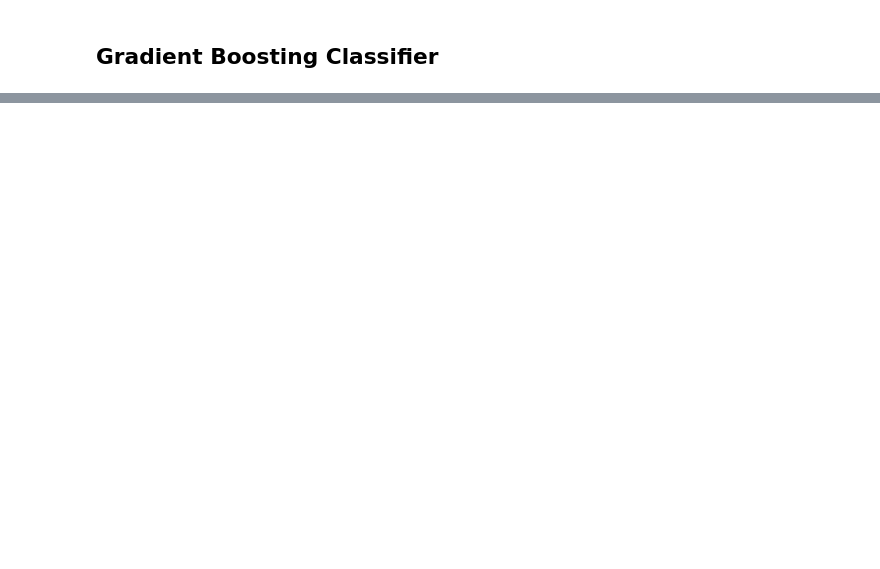
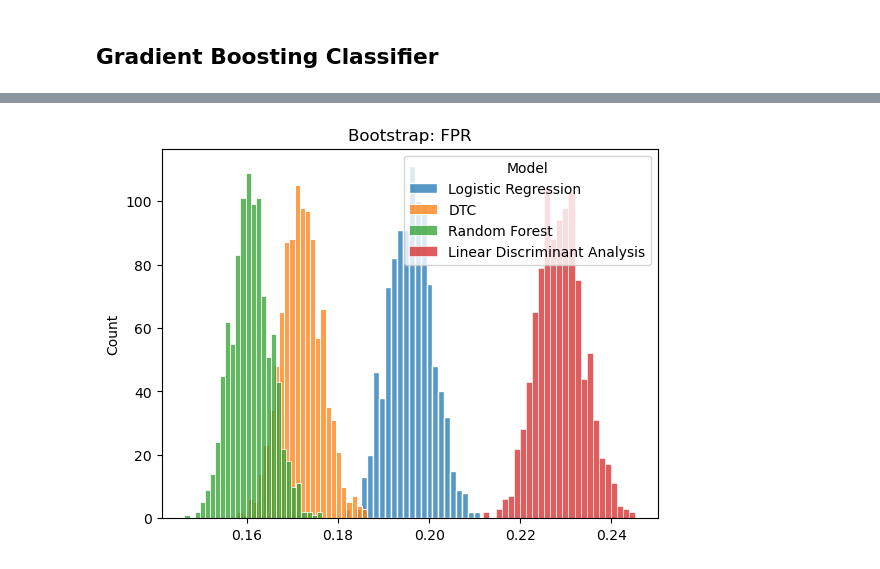
Before and after one commit to eugpoon/wildfire, a Jupyter notebook: model.ipynb, the cells around one changed output, grey strips where cells are left out. Cells and saved outputs as stored; diff of their text form; code cells hidden in the pictures; blank space fills up the shorter version.

```diff
--- a/model.ipynb
+++ b/model.ipynb
@@ -255,0 +319,9 @@ comparison_table
+# %%
+# Bootstrap: FPR
+for i in range(len(bs)):
+    sns.histplot(np.array(list(bs.values())[i])[:,2],
+                 edgecolor='white', color=sns.color_palette()[i]);
+plt.legend(title='Model', labels=list(bs.keys()));
+plt.title('Bootstrap: FPR');
+# %% [output]
+[figure, added]
```
Also changed, not shown: parts of 27 cells of this notebook.
